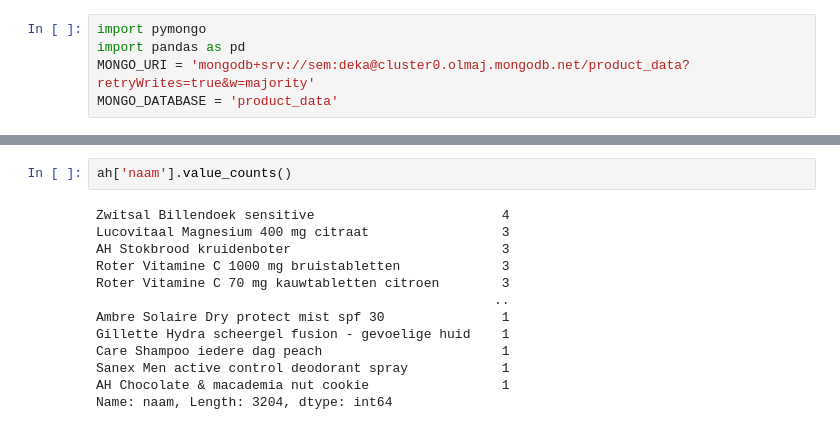
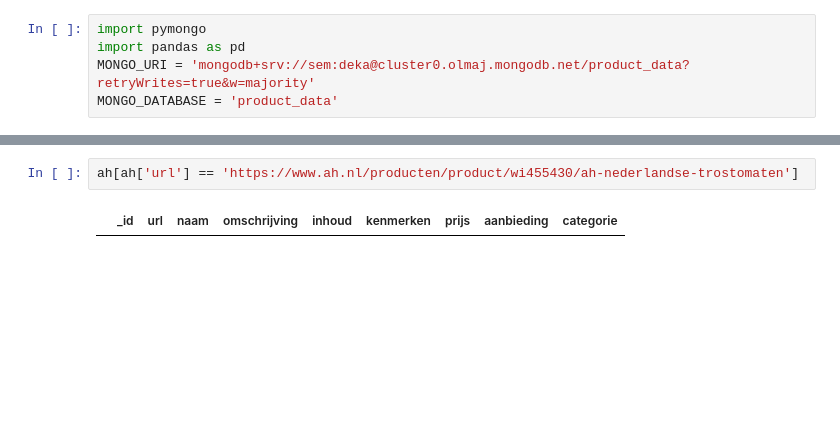
Before and after one commit to semkjaer/supermarkt_crawler, a Jupyter notebook: Untitled.ipynb, the cells around one changed output, grey strips where cells are left out. Cells and saved outputs as stored; diff of their text form; blank space fills up the shorter version.

```diff
--- a/Untitled.ipynb
+++ b/Untitled.ipynb
@@ -58,18 +57,7 @@ len(ah['naam'])
 # %%
-ah['naam'].value_counts()
+ah[ah['url'] == 'https://www.ah.nl/producten/product/wi455430/ah-nederlandse-trostomaten']
 # %% [output]
-Zwitsal Billendoek sensitive                        4
-Lucovitaal Magnesium 400 mg citraat                 3
-AH Stokbrood kruidenboter                           3
-Roter Vitamine C 1000 mg bruistabletten             3
-Roter Vitamine C 70 mg kauwtabletten citroen        3
-                                                   ..
-Ambre Solaire Dry protect mist spf 30               1
-Gillette Hydra scheergel fusion - gevoelige huid    1
-Care Shampoo iedere dag peach                       1
-Sanex Men active control deodorant spray            1
-AH Chocolate & macademia nut cookie                 1
-Name: naam, Length: 3204, dtype: int64
+|  | _id | url | naam | omschrijving | inhoud | kenmerken | prijs | aanbieding | categorie |
 # %%
 deka
 # %% [output]
```
Also changed, not shown: parts of 9 cells of this notebook, 7 other files.
